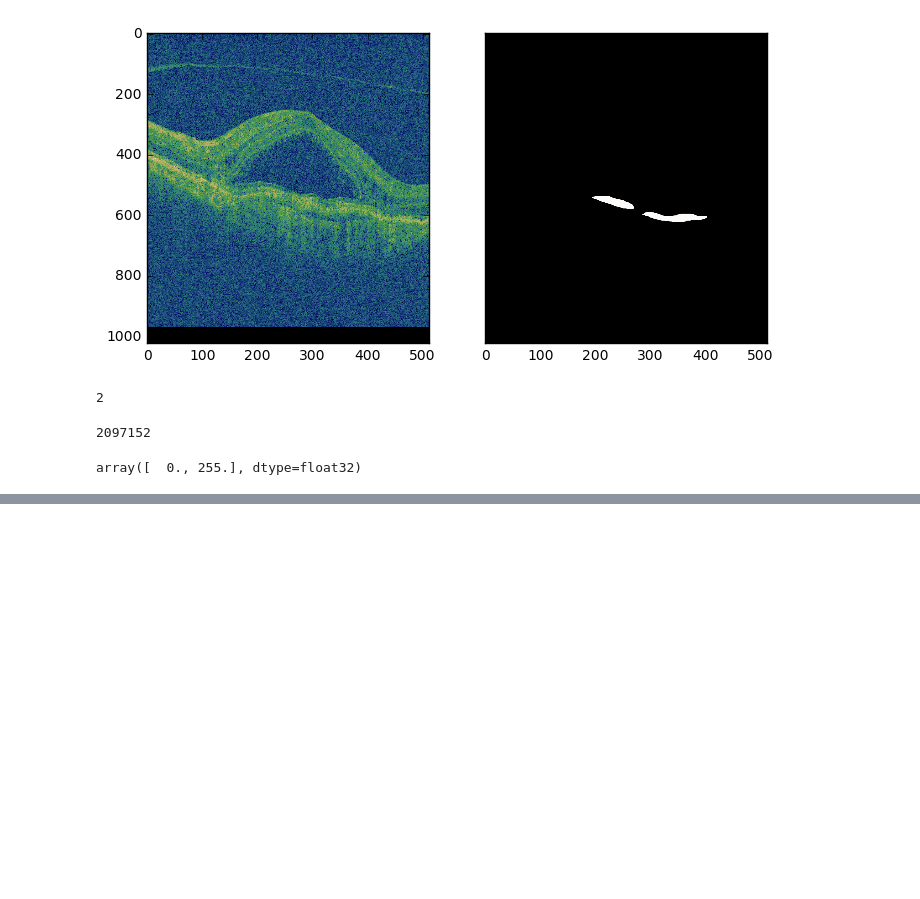
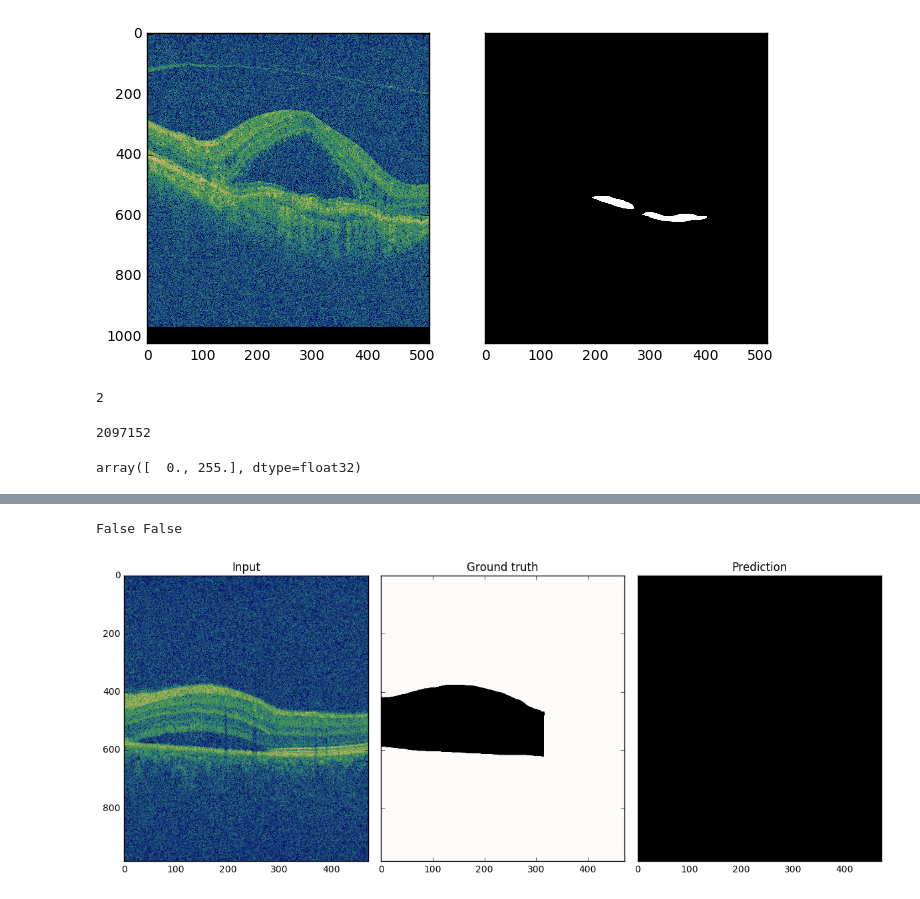
Before and after one commit to mzmssg/tf_unet, a Jupyter notebook: data_reader.ipynb, the cells around one changed output, grey strips where cells are left out. Cells and saved outputs as stored; diff of their text form; code cells hidden in the pictures; blank space fills up the shorter version.

```diff
--- a/data_reader.ipynb
+++ b/data_reader.ipynb
@@ -73,0 +76,3 @@ array([  0., 255.], dtype=float32)
+# %%
+train_data_path = "/Users/miao/Downloads/eyedata/Edema_trainingset/original_images/PC034_MacularCube512x128_12-10-2013_10-48-27_OS_sn14231_cube_z.img/20.bmp"
+train_data_provider = EyeDataProvider(train_data_path, n_class=4)
@@ -73,0 +81,2 @@ array([  0., 255.], dtype=float32)
+# %%
+net = unet.Unet(channels=train_data_provider.channels, n_class=train_data_provider.n_class, layers=3, features_root=16)
@@ -73,0 +85,2 @@ array([  0., 255.], dtype=float32)
+# %%
+x_test, y_test = train_data_provider(1)
@@ -73,0 +90,2 @@ array([  0., 255.], dtype=float32)
+# %%
+prediction = net.predict("./unet_trained_eye_data/model.ckpt", x_test)
@@ -73,0 +96,14 @@ array([  0., 255.], dtype=float32)
+# %%
+fig, ax = plt.subplots(1, 3, sharex=True, sharey=True, figsize=(12,5))
+ax[0].imshow(x_test[0,...,0], aspect="auto")
+ax[1].imshow(y_test[0,...,0], aspect="auto")
+mask = prediction[0,...,0]>0.9
+print(np.max(mask),np.min(mask))
+ax[2].imshow(mask, aspect="auto")
+ax[0].set_title("Input")
+ax[1].set_title("Ground truth")
+ax[2].set_title("Prediction")
+fig.tight_layout()
+# %% [output]
+False False
+[figure, added]
```
Also changed, not shown: parts of 5 cells of this notebook, 2 other files.
